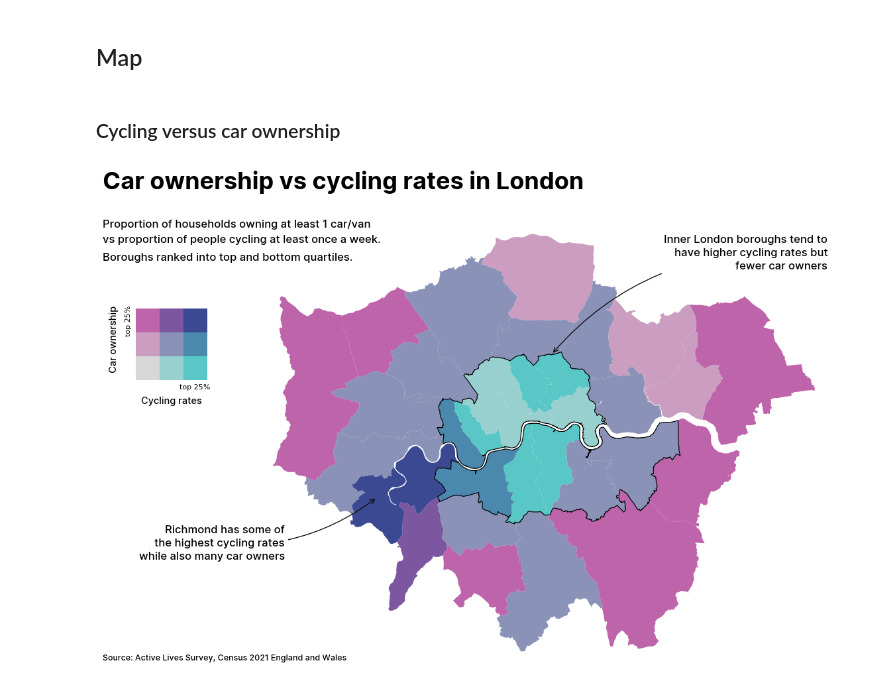
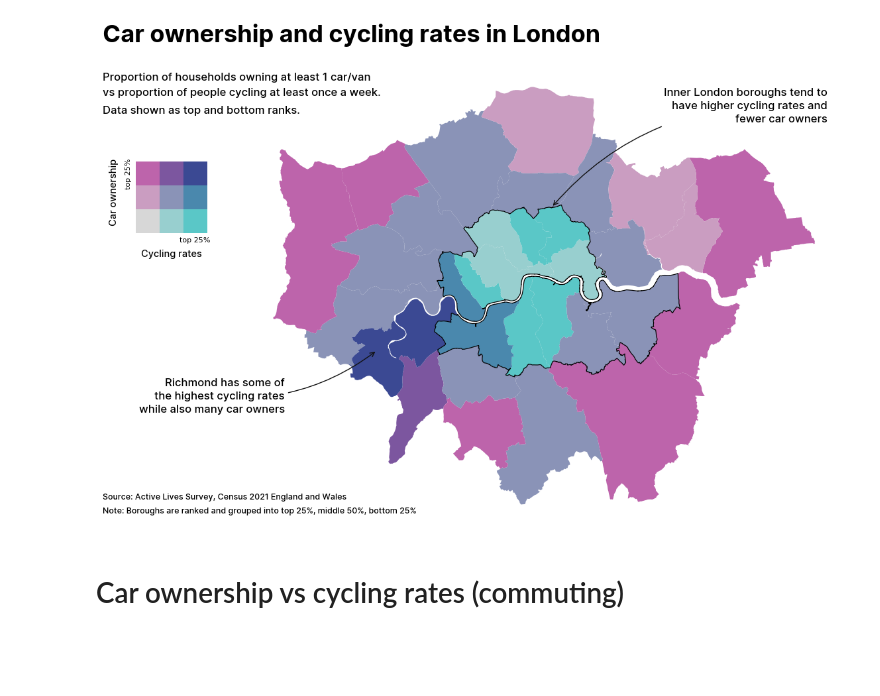
Before and after one commit to Lisa-Ho/small-data-projects, a Jupyter notebook: 2302-car-ownership/cycling-vs-carowners-london-bivariate.ipynb, the cells around one changed output. Drawn from its saved outputs; the diff is of its cells as text; code cells hidden in the pictures; blank space fills up the shorter version.

```diff
--- a/2302-car-ownership/cycling-vs-carowners-london-bivariate.ipynb
+++ b/2302-car-ownership/cycling-vs-carowners-london-bivariate.ipynb
@@ -57,7 +64,3 @@ df['car_percentiles'] = pd.qcut(df["prop_car_owners"], 10, labels=np.arange(10,1
 df['cyc_percentiles'] = pd.qcut(df["cycling_rate"], 10, labels=np.arange(10,110,10)).astype(int)
 df['car_quartiles'] = pd.qcut(df["prop_car_owners"],  4, labels=np.arange(25,125,25)).astype(int)
 df['cyc_quartiles'] = pd.qcut(df["cycling_rate"],  4, labels=np.arange(25,125,25)).astype(int)
-# %% [markdown]
-## Map
-# %% [markdown]
-### Cycling versus car ownership
@@ -121,35 +119,37 @@ ax1.text(-1.1,1.7, labels[v2], va="center", rotation=90,fontproperties=label_fon
 ax1.set_xticks([])
 ax1.set_yticks([])
 for pos in ["top", "bottom", "left", "right"]:
     ax1.spines[pos].set_visible(False)
 
 ### Title and footer
-plt.figtext(0.0, 0.92, "Car ownership vs cycling rates in London", fontproperties= title_font, fontsize=26,  ha="left")
+plt.figtext(0.0, 0.92, "Car ownership and cycling rates in London", fontproperties= title_font, fontsize=26,  ha="left")
 plt.figtext(0.0, 0.83, "Proportion of households owning at least 1 car/van\nvs proportion of people cycling at least once a week.",
             linespacing=1.7,fontproperties=label_font, fontsize=12, ha="left", )
-plt.figtext(0.0, 0.8, "Boroughs ranked into top and bottom quartiles.",
+plt.figtext(0.0, 0.8, "Data shown as top and bottom ranks.",
             linespacing=1.7,fontproperties=label_font, fontsize=12, ha="left", )
-plt.figtext(0.0, 0.13, "Source: Active Lives Survey, Census 2021 England and Wales",
+plt.figtext(0.0, 0.13, "Source: Active Lives Survey, Census 2021 England and Wales\nNote: Boroughs are ranked and grouped into top 25%, middle 50%, bottom 25%",
             fontproperties=label_font, fontsize=9, ha="left", linespacing=2)
 
 ### annotation
 kw = dict(arrowstyle="->", color="#111111")
 y = gdf[gdf["NAME"]=="Richmond upon Thames"].centroid.y
 x = gdf[gdf["NAME"]=="Richmond upon Thames"].centroid.x
 ax.annotate('Richmond has some of\nthe highest cycling rates\nwhile also many car owners',
             xy=(x-4000, y-1000), xycoords='data', xytext=(-100, -50), textcoords='offset points',linespacing=1.4 ,
                    fontsize=12, ha='right', va='center', annotation_clip=False, fontproperties=label_font,
                     arrowprops=dict(**kw, connectionstyle="arc3,rad=.2", clip_on=False))
 y = gdf[gdf["NAME"]=="Islington"].bounds.maxy
 x = gdf[gdf["NAME"]=="Islington"].bounds.maxx
-ax.annotate('Inner London boroughs tend to\nhave higher cycling rates but\nfewer car owners',
+ax.annotate('Inner London boroughs tend to\nhave higher cycling rates and\nfewer car owners',
             xy=(x, y), xycoords='data', xytext=(+300, +110), textcoords='offset points',linespacing=1.4 ,
                    fontsize=12, ha='right', va='center', annotation_clip=False, fontproperties=label_font,
                     arrowprops=dict(**kw, connectionstyle="arc3,rad=.2", clip_on=False))
 
 
 plt.savefig("cycling-vs-carowners-london-bivariate.png", dpi=300, bbox_inches='tight', pad_inches=0.25)
 
 plt.show()
 # %% [output]
-[figure, old version]
+[figure, new version]
+# %% [markdown]
+# Car ownership vs cycling rates (commuting)
```
Also changed, not shown: parts of 12 cells of this notebook.
